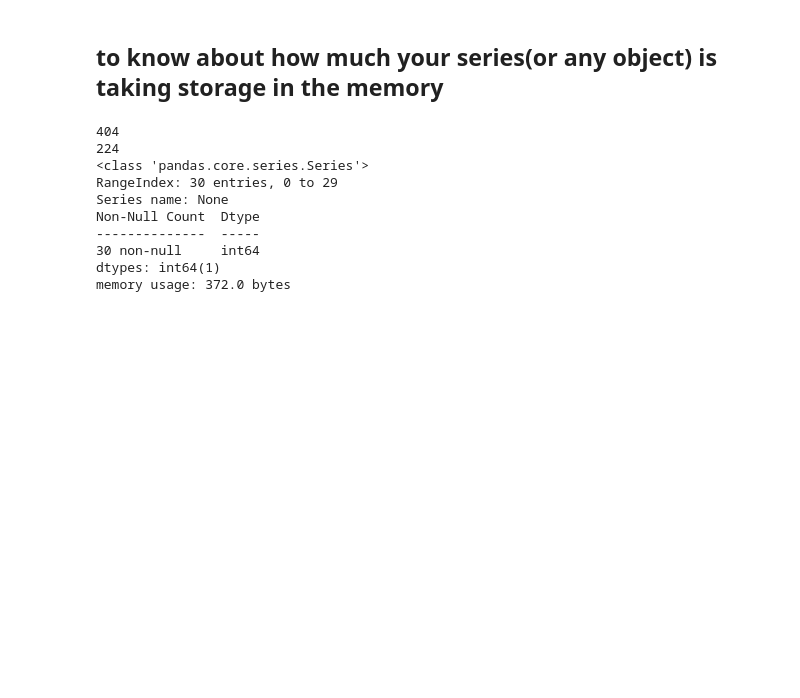
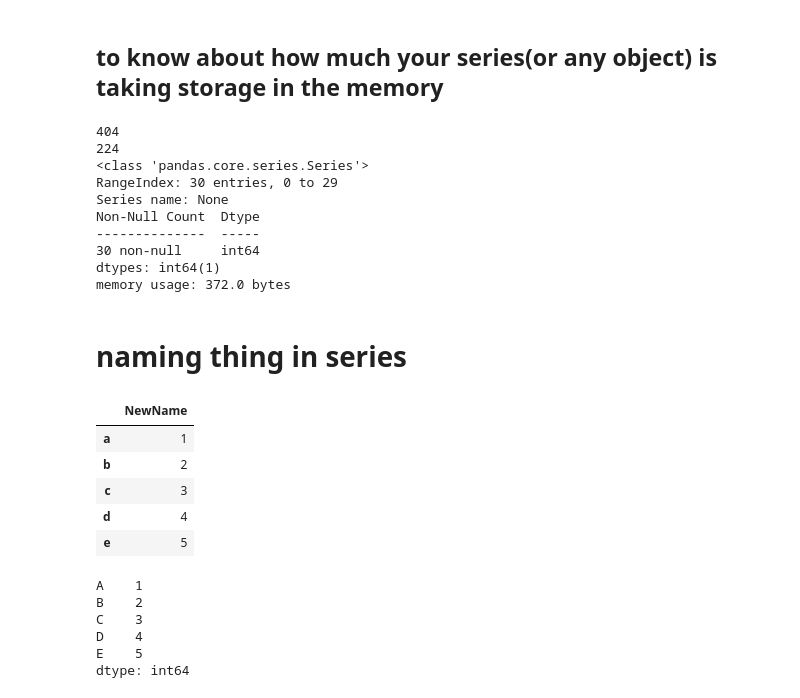
Before and after one commit to XionVolt/Ai-Ml, a Jupyter notebook: Programming/Pandas/01PandasBasicsAndSeriesdtype.ipynb, the cells around one changed output. Cells and saved outputs as stored; diff of their text form; code cells hidden in the pictures; blank space fills up the shorter version.

```diff
--- a/Programming/Pandas/01PandasBasicsAndSeriesdtype.ipynb
+++ b/Programming/Pandas/01PandasBasicsAndSeriesdtype.ipynb
@@ -1168,3 +1168,41 @@ Non-Null Count  Dtype
 30 non-null     int64
 dtypes: int64(1)
 memory usage: 372.0 bytes
+# %% [markdown]
+# naming thing in series
+# %%
+# Task: Rename Series value column
+
+import pandas as pd
+se7 = pd.Series([1, 2, 3, 4, 5], index=['a', 'b', 'c', 'd', 'e'])
+# Set Series name directly
+se7.name = 'NewName'
+
+# Rename Series using .rename()
+se7.rename('NewName')
+
+# Rename in place
+se7.rename('NewName', inplace=True)
+
+# Convert Series to DataFrame with name
+se7.to_frame(name='NewName')
+# %% [output]
+|  | NewName |
+| a | 1 |
+| b | 2 |
+| c | 3 |
+| d | 4 |
+| e | 5 |
+# %%
+# Task: Rename Series index
+
+se17 = pd.Series([1, 2, 3, 4, 5], index=['a', 'b', 'c', 'd', 'e'])
+se17 = se17.rename({'a': 'A', 'b': 'B', 'c': 'C', 'd': 'D', 'e': 'E'})
+se17
+# %% [output]
+A    1
+B    2
+C    3
+D    4
+E    5
+dtype: int64
```
Also changed, not shown: 11 other files.
